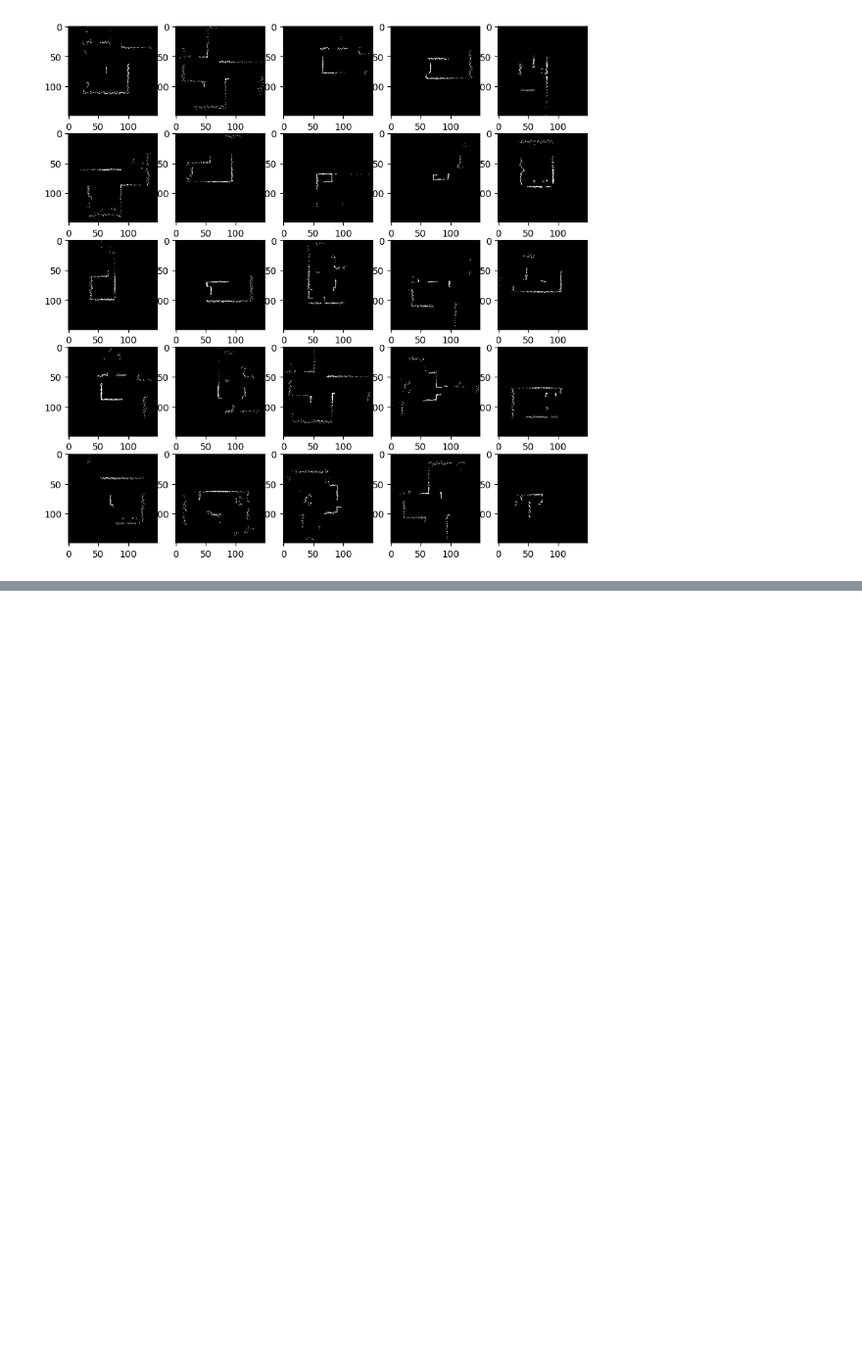
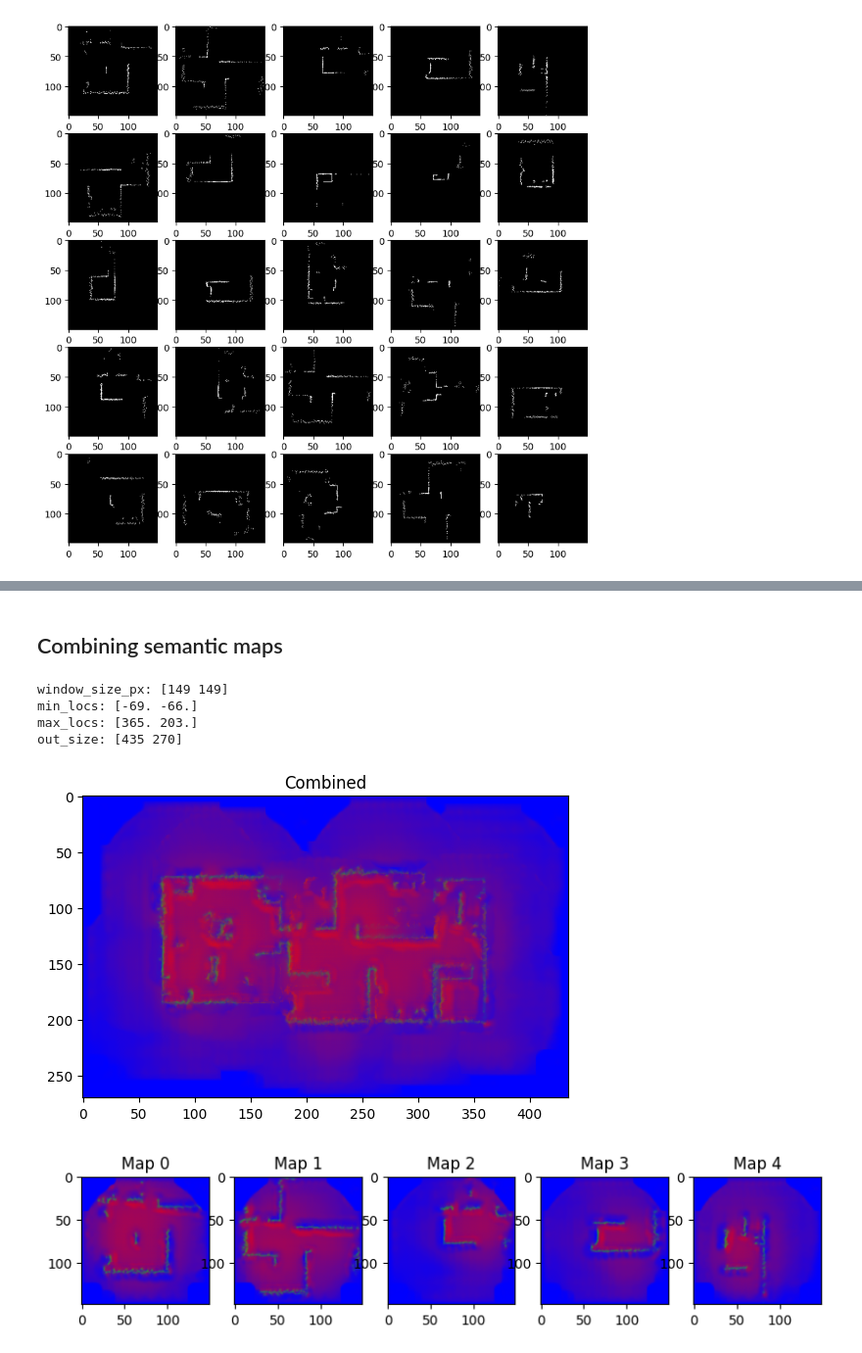
Before and after one commit to malcolmlett/robovac, a Jupyter notebook: Experiment_SLAM_data_generation_1.ipynb, the cells around one changed output, grey strips where cells are left out. Shown at 98% size. Cells and saved outputs as stored; diff of their text form; code cells hidden in the pictures; blank space fills up the shorter version.

```diff
--- a/Experiment_SLAM_data_generation_1.ipynb
+++ b/Experiment_SLAM_data_generation_1.ipynb
@@ -418,0 +388,75 @@ uniform grid counts: 15.02256 x 7.1025028571428575 = 106.6977753216
+# %% [markdown]
+## Combining semantic maps
+# %%
+def combine_semantic_maps(locs, semantic_maps, **kwargs):
+  pixel_size = kwargs.get('pixel_size', lds.__PIXEL_SIZE__)
+  window_size_px = np.array([semantic_maps.shape[2], semantic_maps.shape[1]])
+  print(f"window_size_px: {window_size_px}")
+  offset = (window_size_px-1) // 2
+  min_locs = np.round(np.min(locs, axis=0) / pixel_size) - offset
+  max_locs = np.round(np.max(locs, axis=0) / pixel_size) - offset + window_size_px
+  out_size = (max_locs - min_locs + 1).astype(int)
+  print(f"min_locs: {min_locs}")
+  print(f"max_locs: {max_locs}")
+  print(f"out_size: {out_size}")
+
+  unknown = np.array([0, 0, 1], dtype=np.float32)
+  out = np.tile(unknown, (out_size[1], out_size[0], 1))
+
+
+  # for now just blindly builds up a running result, which means that the very last
+  # one has 50% power, and all the rest share in the other 50%, etc etc head-recursively.
+  # Needs fixing.
+  for i in range(locs.shape[0]):
+    loc_px = np.round((locs[i] / pixel_size)) - min_locs - offset
+    end_px = loc_px + window_size_px
+    loc_px = loc_px.astype(int)
+    end_px = end_px.astype(int)
+
+    src1 = out[loc_px[1]:end_px[1], loc_px[0]:end_px[0], :]
+    src2 = semantic_maps[i]
+    src1_obs = np.sum(src1[..., 0:2], axis=-1)
+    src2_obs = np.sum(src2[..., 0:2], axis=-1)
+    max_observable = np.maximum(src1_obs, src2_obs)
+    sum_observable = np.add(src1_obs, src2_obs)
+
+    #print(f"src1: {src1.shape}, values: {np.min(src1[...,0])} - {np.max(src1[...,0])}")
+    #print(f"src2: {src2.shape}, values: {np.min(src2[...,0])} - {np.max(src2[...,0])}")
+    #print(f"src1_obs: {src1_obs.shape}, values: {np.min(src1_obs[...,0])} - {np.max(src1_obs[...,0])}")
+    #print(f"src2_obs: {src2_obs.shape}, values: {np.min(src2_obs[...,0])} - {np.max(src2_obs[...,0])}")
+    #print(f"max_observable: {max_observable.shape}, value: {np.min(max_observable)} - {np.max(max_observable)}")
+    #print(f"sum_observable: {sum_observable.shape}, value: {np.min(sum_observable)} - {np.max(sum_observable)}")
+
+    out1 = src1 / sum_observable[..., np.newaxis] * max_observable[..., np.newaxis]
+    out2 = src2 / sum_observable[..., np.newaxis] * max_observable[..., np.newaxis]
+    weighted_ave = np.add(out1, out2)
+
+    #print(f"out1: {out1.shape}, values: {np.min(out1[...,0])} - {np.max(out1[...,0])}")
+    #print(f"out2: {out2.shape}, values: {np.min(out2[...,0])} - {np.max(out2[...,0])}")
+
+    weighted_ave[..., 2] = 1 - max_observable
+
+    out[loc_px[1]:end_px[1], loc_px[0]:end_px[0]] = weighted_ave
+
+  return out
+
+indices = range(len(semantic_maps))
+out = combine_semantic_maps(tf.gather(locs, indices), tf.gather(semantic_maps, indices))
+
+plt.title("Combined")
+plt.imshow(out)
+plt.show()
+
+plt.figure(figsize=(10,3))
+for i, indice in enumerate(indices[0:5]):
+  plt.subplot(1,5,i+1)
+  plt.title(f"Map {indice}")
+  plt.imshow(semantic_maps[indice])
+plt.show()
+# %% [output]
+window_size_px: [149 149]
+min_locs: [-69. -66.]
+max_locs: [365. 203.]
+out_size: [435 270]
+[figure, added]
+[figure, added]
```
Also changed, not shown: parts of 12 cells of this notebook.
